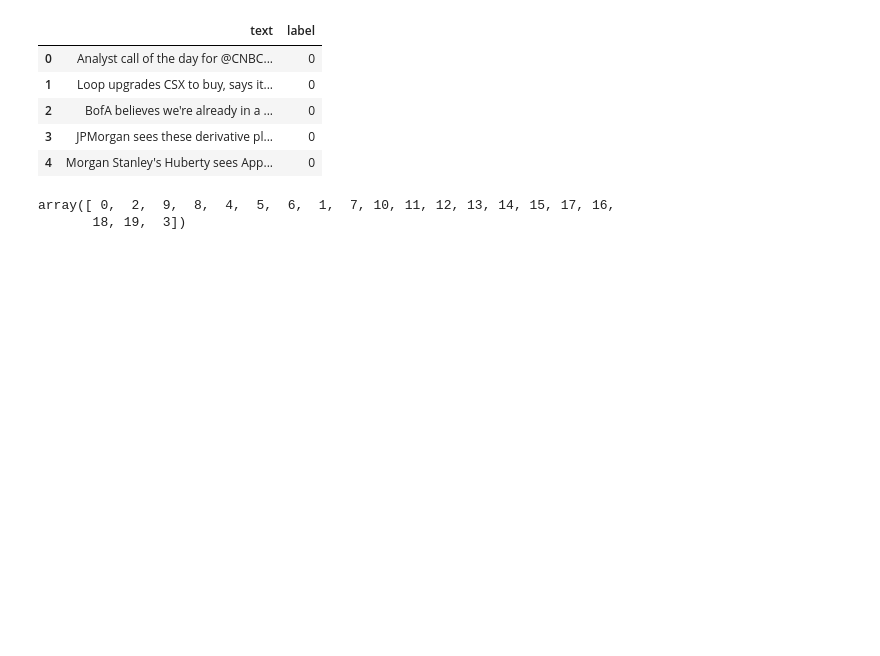
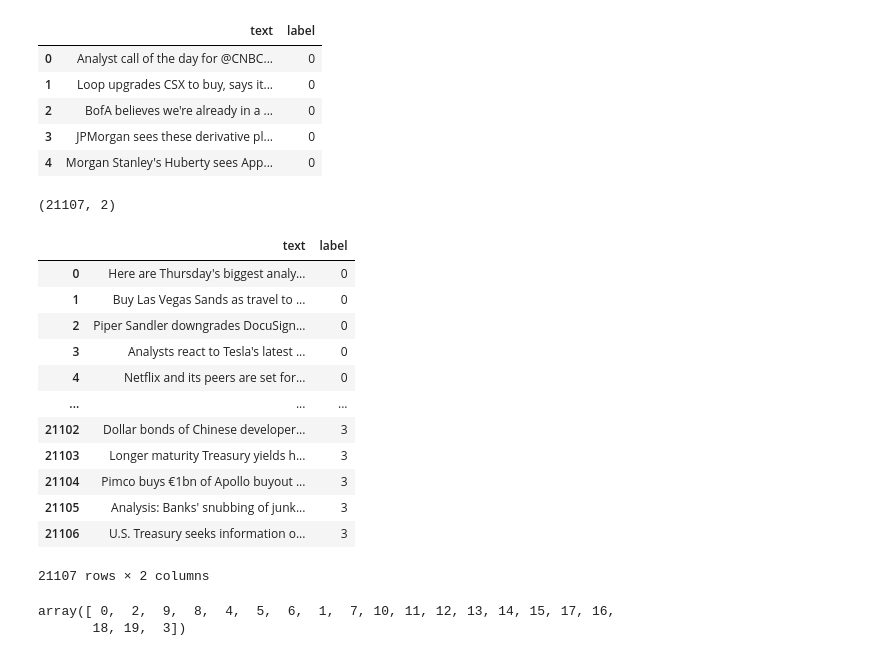
Before and after one commit to vincent-goldberg/w266-summer-2023, a Jupyter notebook: projectBackups/projectFiles/baselineAnalysis.ipynb, the cells around one changed output. Saved outputs shown, nothing was run; the diff lists cells and outputs as text; code cells hidden in the pictures; blank space fills up the shorter version.

```diff
--- a/projectBackups/projectFiles/baselineAnalysis.ipynb
+++ b/projectBackups/projectFiles/baselineAnalysis.ipynb
@@ -27,4 +38,25 @@ raw_test_data.head()
 | 2 | BofA believes we're already in a ... | 0 |
 | 3 | JPMorgan sees these derivative pl... | 0 |
 | 4 | Morgan Stanley's Huberty sees App... | 0 |
+# %%
+# Combining data for pre-processing and encoding
+raw_data = pd.concat([raw_train_data, raw_test_data], axis=0, ignore_index=True)
+
+print(raw_data.shape)
+raw_data
+# %% [output]
+(21107, 2)
+|  | text | label |
+| 0 | Here are Thursday's biggest analy... | 0 |
+| 1 | Buy Las Vegas Sands as travel to ... | 0 |
+| 2 | Piper Sandler downgrades DocuSign... | 0 |
+| 3 | Analysts react to Tesla's latest ... | 0 |
+| 4 | Netflix and its peers are set for... | 0 |
+| ... | ... | ... |
+| 21102 | Dollar bonds of Chinese developer... | 3 |
+| 21103 | Longer maturity Treasury yields h... | 3 |
+| 21104 | Pimco buys €1bn of Apollo buyout ... | 3 |
+| 21105 | Analysis: Banks' snubbing of junk... | 3 |
+| 21106 | U.S. Treasury seeks information o... | 3 |
+21107 rows × 2 columns
 # %%
```
Also changed, not shown: parts of 27 cells of this notebook.
